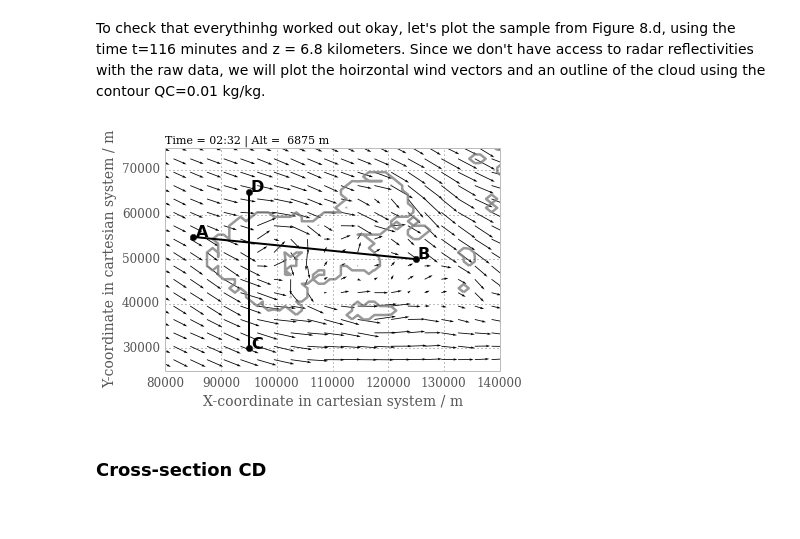
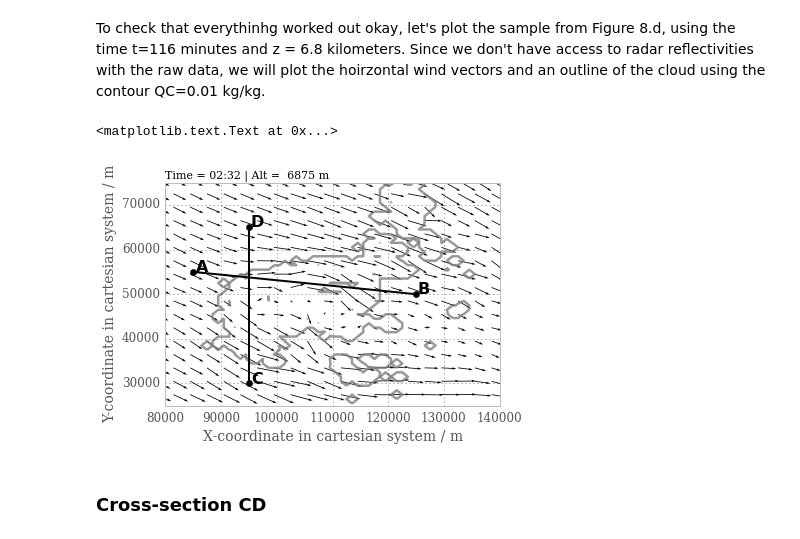
Before and after one commit to darothen/crm-tools, a Jupyter notebook: crm_3D_crosssections.ipynb, the cells around one changed output. Drawn from its saved outputs; the diff is of its cells as text; code cells hidden in the pictures.

```diff
--- a/crm_3D_crosssections.ipynb
+++ b/crm_3D_crosssections.ipynb
@@ -17,7 +17,7 @@ Following the analysis by [Kuhlman et al, 2006](http://journals.ametsoc.org/doi/
 
 Read in the CRM netCDF file to analyze using `iris`
 # %%
-filename = "supercell_master.nc"
+filename = "cases/case1_supercell/3d_runs/supercell_checkuv_filt1m.nc"
 
 cubes = iris.load(filename)
 data = {}
@@ -86,7 +91,7 @@ v = data['V'].extract(alt & ts)
 u = data['U'].extract(alt & ts)
 qc = data['QC'].extract(alt & ts)
 
-fig = plt.figure()
+fig = plt.figure(1)
 ax = fig.add_subplot(111, axisbg='w')
 c = qplt.contour(qc, coords=[xc.name(), yc.name()],
              colors='grey', levels=[1e-5, ],
@@ -96,34 +101,35 @@ ax.set_title("Time = %02d:%02d | Alt = %5d m" % (2, 32, 6875),
                  loc='left', fontsize=11)
 xi, xe = 80e3, 140e3
 yi, ye = 25e3, 75e3
 ax.set_xlim(xi, xe)
 ax.set_ylim(yi, ye)
 
 sl = 3
 ax.quiver(xc.points[::sl], yc.points[::sl],
           u.data[::sl, ::sl], v.data[::sl, ::sl],
           units='inches', scale=100)
 
 
 lbl_dict = { 'weight': 'bold', 'family': 'sans', 'size': 16 }
 
 ## Vertical slice
 CD_y = [30e3, 65e3]
 CD_x = 95e3
 ax.plot([CD_x, CD_x], CD_y, 'ok', linestyle='solid', lw=2)
 ax.text(CD_x+500, CD_y[0], "C", fontdict=lbl_dict)
 ax.text(CD_x+500, CD_y[1], "D", fontdict=lbl_dict)
 
 ## Oblique slice
 AB_x = [85e3, 125e3]
 AB_y = [55e3, 50e3]
 
 ax.plot(AB_x, AB_y, 'ok', linestyle='solid', lw=2)
 ax.text(AB_x[0]+500, AB_y[0], "A", fontdict=lbl_dict)
 ax.text(AB_x[1]+500, AB_y[1], "B", fontdict=lbl_dict)
 #plt.savefig("qc_overview.pdf")
 # %% [output]
+<matplotlib.text.Text at 0x...>
-[figure, old version]
+[figure, new version]
 # %% [markdown]
 ### Cross-section CD
 # %%
```
Also changed, not shown: parts of 6 cells of this notebook, 2 other files.
